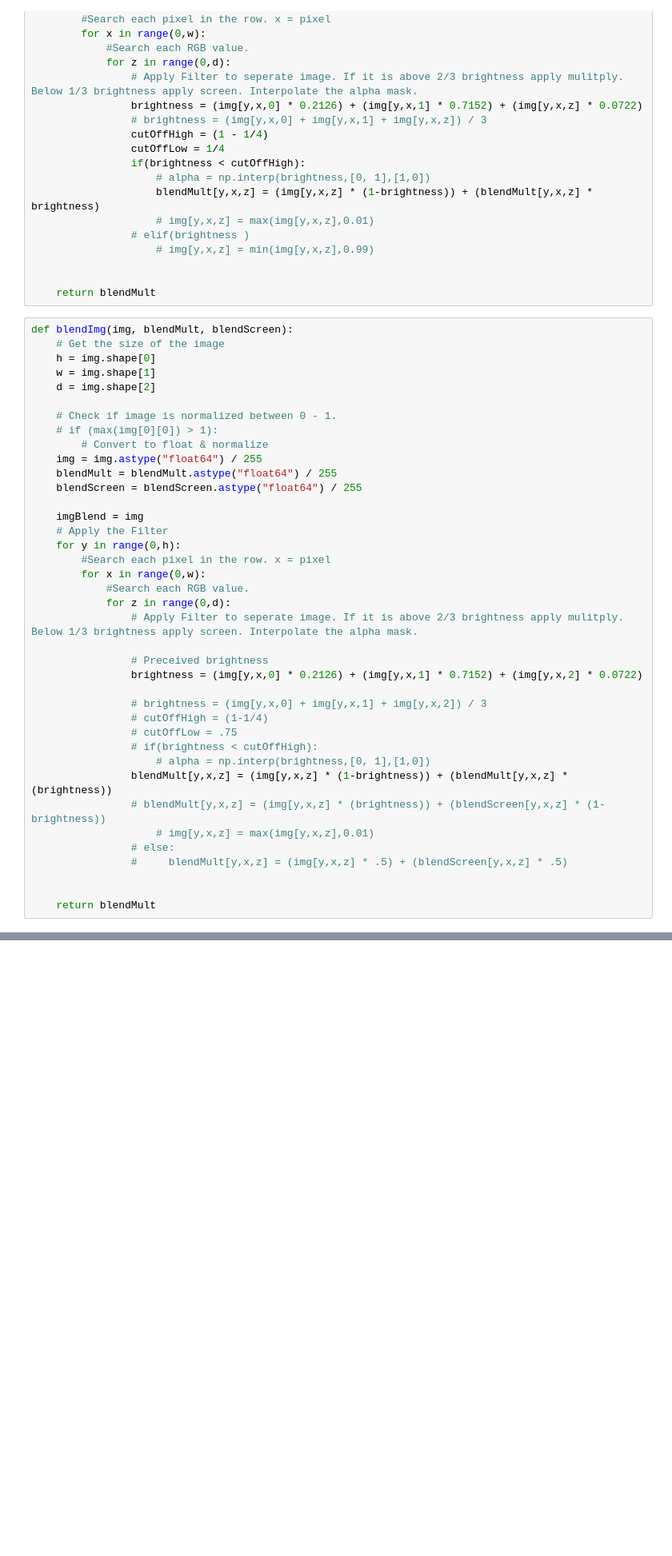
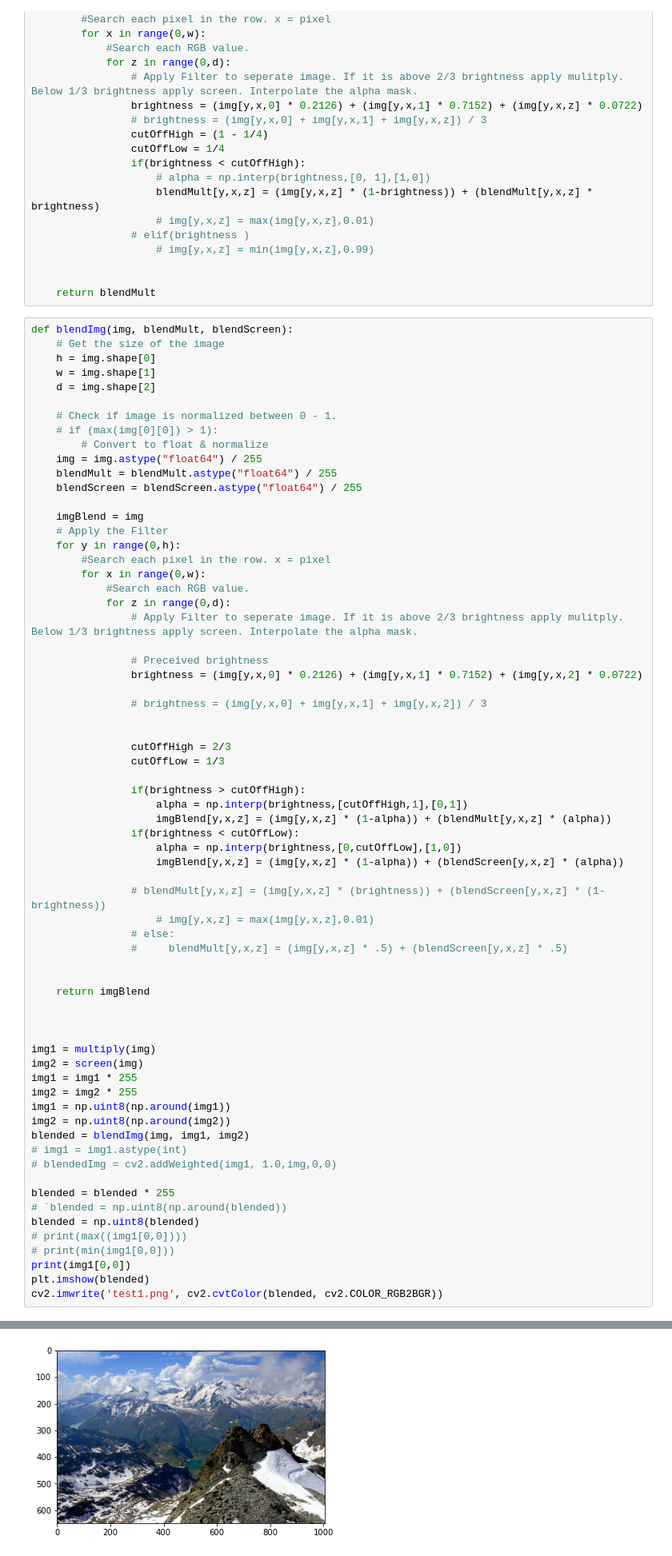
Before and after one commit to currymike123/Thesis_LDR, a Jupyter notebook: Research/blendModes.ipynb, the cells around one changed output, grey strips where cells are left out. Shown at 80% size. Saved outputs shown, nothing was run; the diff lists cells and outputs as text; blank space fills up the shorter version.

Commit message:
fixed the blending of Screen & Mult

```diff
--- a/Research/blendModes.ipynb
+++ b/Research/blendModes.ipynb
@@ -260,15 +260,44 @@ def blendImg(img, blendMult, blendScreen):
                 brightness = (img[y,x,0] * 0.2126) + (img[y,x,1] * 0.7152) + (img[y,x,2] * 0.0722)
 
                 # brightness = (img[y,x,0] + img[y,x,1] + img[y,x,2]) / 3
-                # cutOffHigh = (1-1/4)
-                # cutOffLow = .75
-                # if(brightness < cutOffHigh):
-                    # alpha = np.interp(brightness,[0, 1],[1,0])
-                blendMult[y,x,z] = (img[y,x,z] * (1-brightness)) + (blendMult[y,x,z] * (brightness))
+
+
+                cutOffHigh = 2/3
+                cutOffLow = 1/3
+
+                if(brightness > cutOffHigh):
+                    alpha = np.interp(brightness,[cutOffHigh,1],[0,1])
+                    imgBlend[y,x,z] = (img[y,x,z] * (1-alpha)) + (blendMult[y,x,z] * (alpha))
+                if(brightness < cutOffLow):
+                    alpha = np.interp(brightness,[0,cutOffLow],[1,0])
+                    imgBlend[y,x,z] = (img[y,x,z] * (1-alpha)) + (blendScreen[y,x,z] * (alpha))
+
                 # blendMult[y,x,z] = (img[y,x,z] * (brightness)) + (blendScreen[y,x,z] * (1-brightness))
                     # img[y,x,z] = max(img[y,x,z],0.01)
                 # else:
                 #     blendMult[y,x,z] = (img[y,x,z] * .5) + (blendScreen[y,x,z] * .5)
 
 
-    return blendMult
+    return imgBlend
+
+
+
+img1 = multiply(img)
+img2 = screen(img)
+img1 = img1 * 255
+img2 = img2 * 255
+img1 = np.uint8(np.around(img1))
+img2 = np.uint8(np.around(img2))
+blended = blendImg(img, img1, img2)
+# img1 = img1.astype(int)
+# blendedImg = cv2.addWeighted(img1, 1.0,img,0,0)
+
+blended = blended * 255
+# `blended = np.uint8(np.around(blended))
+blended = np.uint8(blended)
+# print(max((img1[0,0])))
+# print(min(img1[0,0]))
+print(img1[0,0])
+plt.imshow(blended)
+cv2.imwrite('test1.png', cv2.cvtColor(blended, cv2.COLOR_RGB2BGR))
+# %% [output]
@@ -275,3 +306,4 @@ def blendImg(img, blendMult, blendScreen):
+[figure, added]
 # %%
 img1 = multiply(img)
 img2 = screen(img)
```
Also changed, not shown: parts of 1 cell of this notebook, 2 other files.
